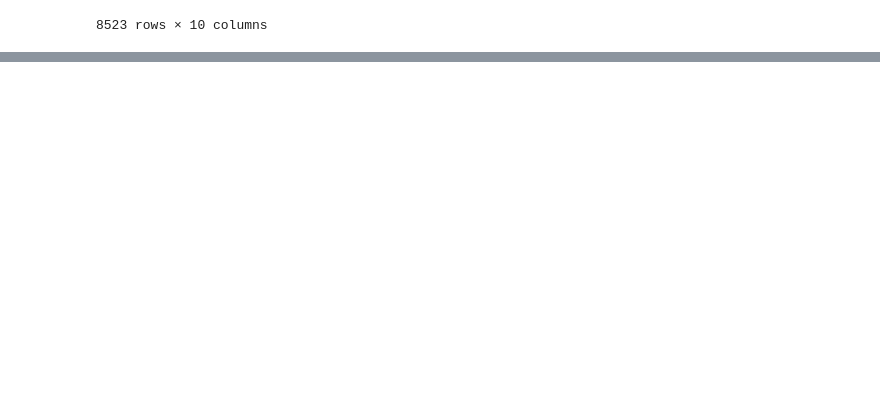
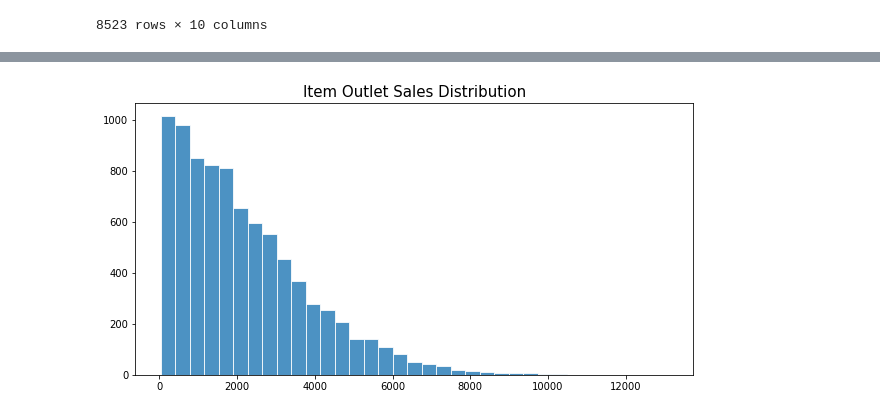
Before and after one commit to thelemoncookie-data/01_Project, a Jupyter notebook: Sales_Predictions_Part_2.ipynb, the cells around one changed output, grey strips where cells are left out. Saved outputs shown, nothing was run; the diff lists cells and outputs as text; code cells hidden in the pictures; blank space fills up the shorter version.

```diff
--- a/Sales_Predictions_Part_2.ipynb
+++ b/Sales_Predictions_Part_2.ipynb
@@ -115,0 +127,8 @@ sales_predictions.describe()
+# %%
+#Histogram
+plt.figure(figsize=(10,5))
+plt.hist(sales_predictions['Item_Outlet_Sales'], alpha=.8, bins=35, edgecolor='w')
+plt.title('Item Outlet Sales Distribution', fontsize=15)
+plt.show()
+# %% [output]
+[figure, added]
```
Also changed, not shown: parts of 17 cells of this notebook.
